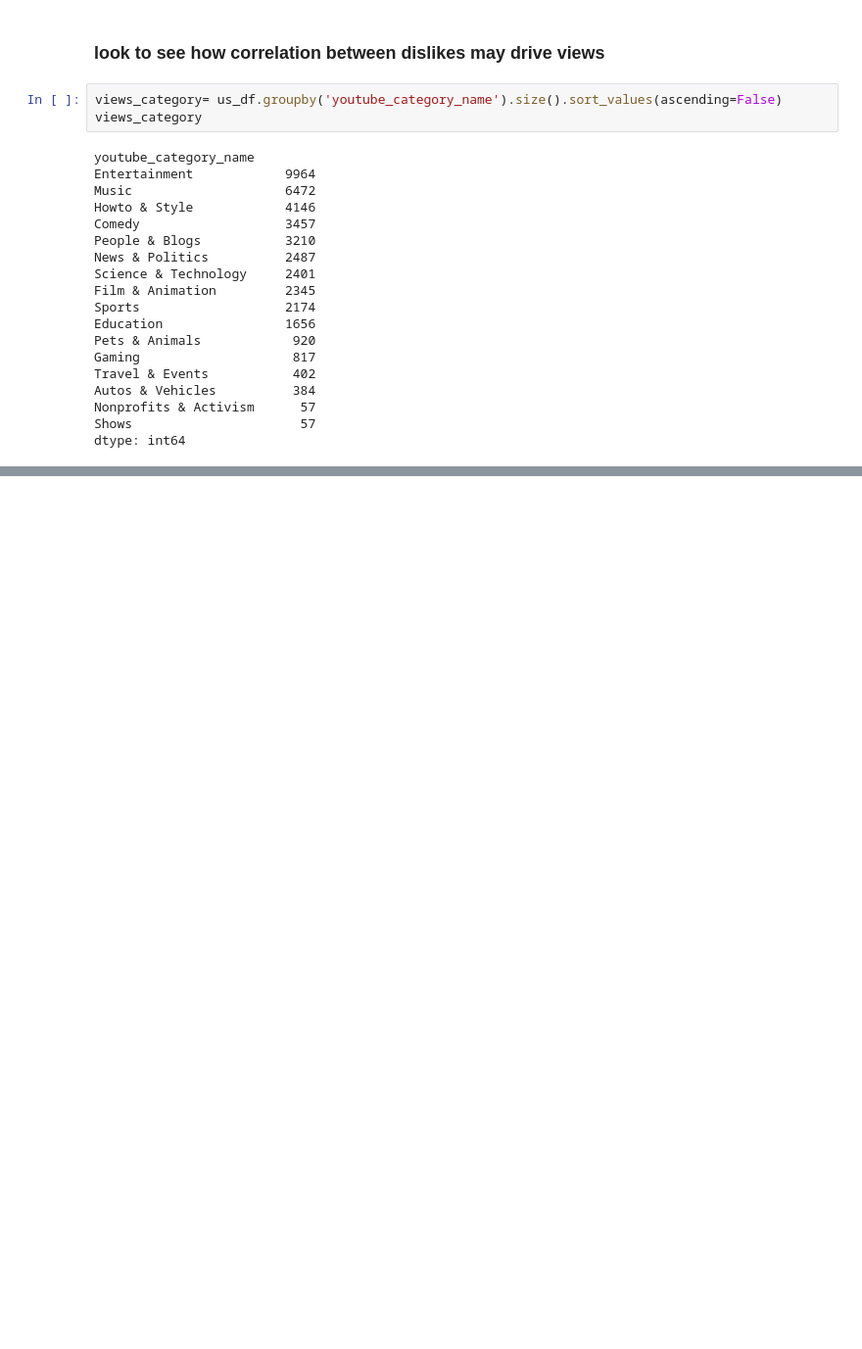
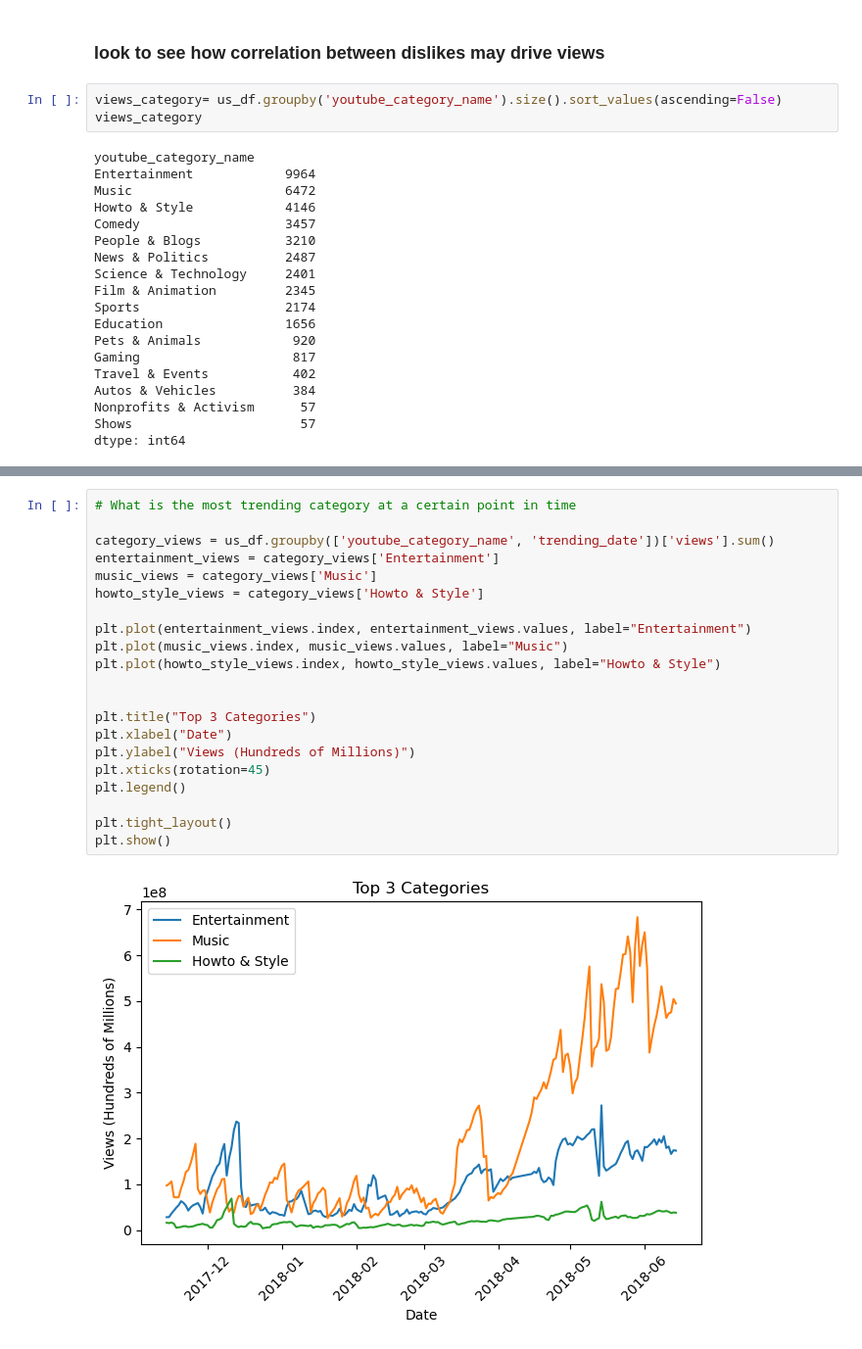
Before and after one commit to russellcha1/EDA-case-study, a Jupyter notebook: EDA-case-study.ipynb, the cells around one changed output, grey strips where cells are left out. Shown at 98% size. Saved outputs shown, nothing was run; the diff lists cells and outputs as text; blank space fills up the shorter version.

```diff
--- a/EDA-case-study.ipynb
+++ b/EDA-case-study.ipynb
@@ -288,0 +303,23 @@ dtype: int64
+# %%
+# What is the most trending category at a certain point in time
+
+category_views = us_df.groupby(['youtube_category_name', 'trending_date'])['views'].sum()
+entertainment_views = category_views['Entertainment']
+music_views = category_views['Music']
+howto_style_views = category_views['Howto & Style']
+
+plt.plot(entertainment_views.index, entertainment_views.values, label="Entertainment")
+plt.plot(music_views.index, music_views.values, label="Music")
+plt.plot(howto_style_views.index, howto_style_views.values, label="Howto & Style")
+
+
+plt.title("Top 3 Categories")
+plt.xlabel("Date")
+plt.ylabel("Views (Hundreds of Millions)")
+plt.xticks(rotation=45)
+plt.legend()
+
+plt.tight_layout()
+plt.show()
+# %% [output]
+[figure, added]
```
Also changed, not shown: parts of 8 cells of this notebook, 1 other file.
